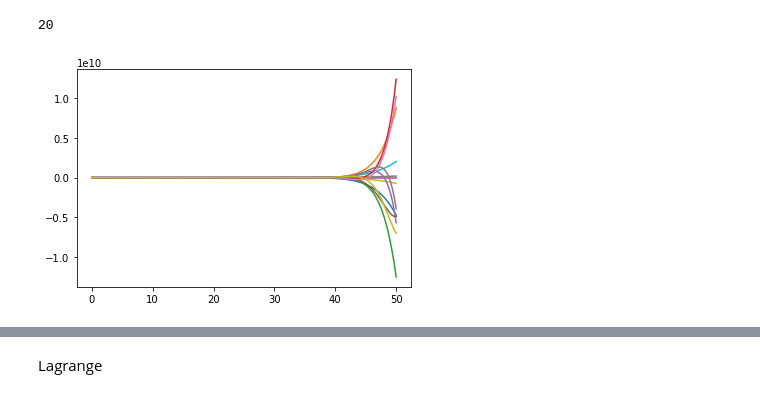
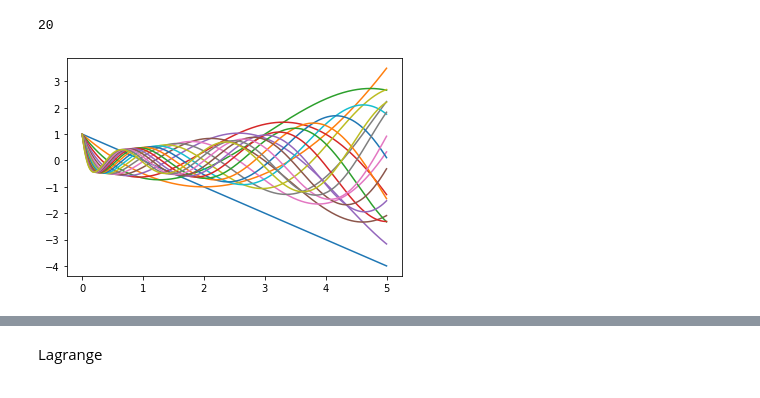
Before and after one commit to lsperezm/Metodos1-LauraPerez-SofiaLizarazo, a Jupyter notebook: Taller2/Taller2-LauraSofiaPerez-BrendaSofiaLizarazo.ipynb, the cells around one changed output, grey strips where cells are left out. Saved outputs shown, nothing was run; the diff lists cells and outputs as text; code cells hidden in the pictures.

```diff
--- a/Taller2/Taller2-LauraSofiaPerez-BrendaSofiaLizarazo.ipynb
+++ b/Taller2/Taller2-LauraSofiaPerez-BrendaSofiaLizarazo.ipynb
@@ -24,7 +24,7 @@ x = sym.Symbol('x',real=True)
 y = sym.Symbol('y',real=True)
 n = 19
 # %%
-def GetLaguerre(n,x,y):
+def GetLaguerre(n,x):
 
     y= ((np.e)**(-x))*(x**n)
 
@@ -34,25 +39,24 @@ def GetLaguerre(n,x,y):
 # %%
 Laguerre = []
 DLaguerre = []
-
-for i in range(n+1):
-
-    Poly = GetLaguerre(i,x,y)
+x = sym.Symbol("x")
+for i in range(0, n+1):
+    Poly = GetLaguerre(i,x)
     Laguerre.append(Poly)
-    DLaguerre.append( sym.diff(Poly,x,1) )
+    DLaguerre.append( sym.diff(Poly,x) )
 # %%
 len(DLaguerre)
 # %% [output]
 20
 # %%
-_x=np.linspace(0,50,1000)
+_x=np.linspace(0,5,1000)
 
 for i, p in enumerate(Laguerre):
     if i!= 0:
         pn = sym.lambdify([x],p,'numpy')
         plt.plot(_x,pn(_x))
 # %% [output]
-[figure, old version]
+[figure, new version]
 # %%
 def GetNewton(f,df,xn,itmax=10000,precision=1e-14):
 
```
Also changed, not shown: parts of 40 cells of this notebook.
